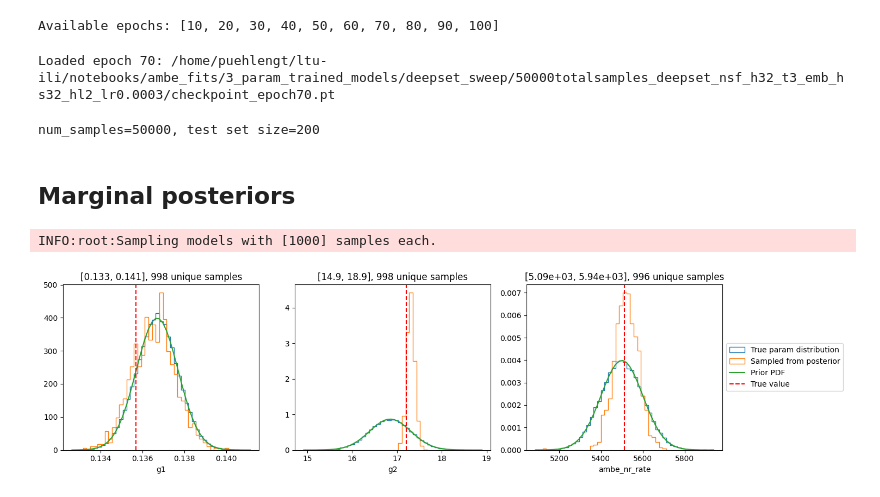
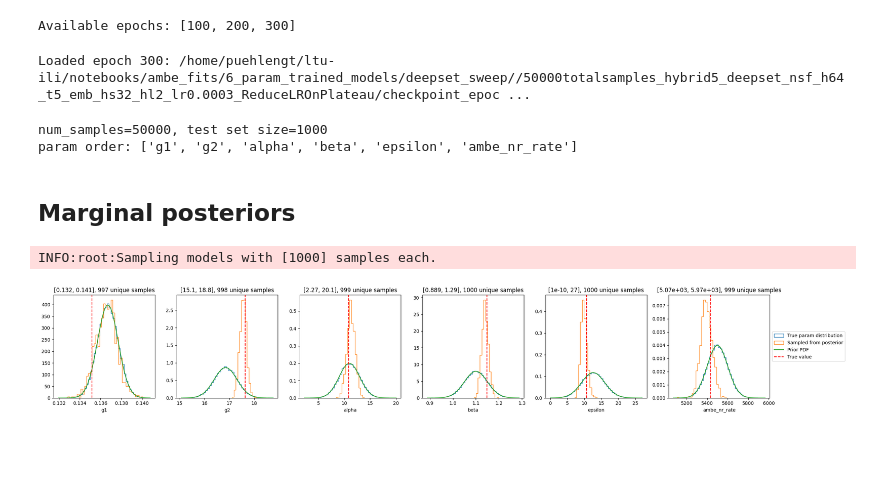
Before and after one commit to plt109/ltu-ili, a Jupyter notebook: notebooks/ambe_fits/poke_checkpoints.ipynb, the cells around one changed output. Saved outputs shown, nothing was run; the diff lists cells and outputs as text; code cells hidden in the pictures; blank space fills up the shorter version.

Commit message:
updated notebook to peep at model via checkpoints to handle 6param model

```diff
--- a/notebooks/ambe_fits/poke_checkpoints.ipynb
+++ b/notebooks/ambe_fits/poke_checkpoints.ipynb
@@ -51,34 +63,33 @@ LampeNPE(
   )
 )
 # %%
-fchkpt_base = '/home/puehlengt/ltu-ili/notebooks/ambe_fits/3_param_trained_models/deepset_sweep/50000totalsamples_deepset_nsf_h32_t3_emb_hs32_hl2_lr0.0003'
-path_bag = glob.glob(f'{fchkpt_base}/checkpoint_epoch*.pt')
+fchkpt = '50000totalsamples_hybrid5_deepset_nsf_h64_t5_emb_hs32_hl2_lr0.0003_ReduceLROnPlateau'
+
+path_bag = glob.glob(f'{ultimate_fbase}/{fchkpt}/checkpoint_epoch*.pt')
 path_bag.sort(key=lambda p: int(re.search(r'epoch(\d+)', p).group(1)))
 
 epochs_available = [int(re.search(r'epoch(\d+)', p).group(1)) for p in path_bag]
 print('Available epochs:', epochs_available)
 # %% [output]
-Available epochs: [10, 20, 30, 40, 50, 60, 70, 80, 90, 100]
+Available epochs: [100, 200, 300]
 # %%
-#SELECT_EPOCH = epochs_available[-1]  # change to any epoch from the list above
-SELECT_EPOCH = 70  # change to any epoch from the list above
+#SELECT_EPOCH = epochs_available[-1]
+SELECT_EPOCH = 300 # change to any epoch from the list above
 
 ckpt_path = path_bag[epochs_available.index(SELECT_EPOCH)]
 base_model.load_state_dict(torch.load(ckpt_path, map_location='cpu'))
 base_model.eval()
 print(f'Loaded epoch {SELECT_EPOCH}: {ckpt_path}')
 # %% [output]
-Loaded epoch 70: /home/puehlengt/ltu-ili/notebooks/ambe_fits/3_param_trained_models/deepset_sweep/50000totalsamples_deepset_nsf_h32_t3_emb_hs32_hl2_lr0.0003/checkpoint_epoch70.pt
+Loaded epoch 300: /home/puehlengt/ltu-ili/notebooks/ambe_fits/6_param_trained_models/deepset_sweep//50000totalsamples_hybrid5_deepset_nsf_h64_t5_emb_hs32_hl2_lr0.0003_ReduceLROnPlateau/checkpoint_epoc ...
 # %%
 # Load test data
-PREBUILT_PATH = '/home/puehlengt/appletree/notebooks/pyg_dataset_raw_3params.pt'
-RAW_PATH      = '/home/puehlengt/appletree/notebooks/harvested_testsims_3params.npy'
-N_OBS = 200
+N_OBS = 1000
 
-num_samples = int(re.search(r'(\d+)totalsamples', fchkpt_base).group(1))
+num_samples = int(re.search(r'(\d+)totalsamples', fchkpt).group(1))
 
 # Load norm stats (from training data) for test set normalization
-with open(f'{fchkpt_base}/norm_stats.pkl', 'rb') as f:
+with open(f'{ultimate_fbase}/{fchkpt}/norm_stats.pkl', 'rb') as f:
     norm_stats = pickle.load(f)
 
 # Load test data
@@ -96,12 +107,25 @@ else:
         for i in range(num_samples, num_samples + N_OBS)
     ]
 
-test_graph  = GraphData(raw_test, norm_stats['events_mean'], norm_stats['events_std'])
-theta_test  = np.array([d.y.numpy().flatten() for d in raw_test])
-param_names = list(apt_param_config.keys())
+# Compute and z-norm summary stats for test data (6-param model only)
+all_summaries_test = np.stack([make_summary(d) for d in raw_test])
+summary_norm_test  = torch.tensor(
+    (all_summaries_test - norm_stats['summary_mean']) / norm_stats['summary_std'],
+    dtype=torch.float32
+)
+
+test_graph = GraphData(raw_test, norm_stats['events_mean'], norm_stats['events_std'], summary_norm_test)
+
+# param_names in data order — everything (theta tensors, posterior samples) is in data order
+_data_param_order = list(np.load(RAW_PATH, allow_pickle=True).item()['param_bag'][0].keys())
+param_names = _data_param_order
+
+theta_test = np.array([d.y.numpy().flatten() for d in raw_test])
 print(f'num_samples={num_samples}, test set size={len(raw_test)}')
+print(f'param order: {param_names}')
 # %% [output]
-num_samples=50000, test set size=200
+num_samples=50000, test set size=1000
+param order: ['g1', 'g2', 'alpha', 'beta', 'epsilon', 'ambe_nr_rate']
 # %%
 posterior = LampeEnsemble(posteriors=[base_model],
                           weights=torch.tensor([1.0])) # weights of the different NN in the ensemble
@@ -110,37 +134,49 @@ posterior = LampeEnsemble(posteriors=[base_model],
 # %%
 OBS_IDX = 0  # change to look at a different test observation
 
 x_obs = test_graph[OBS_IDX]
 y_true = theta_test[OBS_IDX]
 
 torch.manual_seed(1234)
 samples = posterior.sample((1000,), x_obs).cpu().numpy()
 
 theta_train = np.array([d.y.numpy().flatten() for d in full[:num_samples]])
 
-plt.figure(figsize=(15, 4))
-for _ii, (key, val) in enumerate(apt_param_config.items()):
+n_params = len(param_names)
+n_cols   = min(6, n_params)
+n_rows   = int(np.ceil(n_params / n_cols))
+
+fig, axes = plt.subplots(n_rows, n_cols, figsize=(n_cols * 4, n_rows * 4))
+axes = np.array(axes).reshape(n_rows, n_cols)
+
+for _ii, key in enumerate(param_names):
+    ax = axes[_ii // n_cols, _ii % n_cols]
+    val = apt_param_config[key]
+
     zzz = theta_train[:, _ii]
     zzmin, zzmax = zzz.min(), zzz.max()
     zzxx = np.linspace(zzmin, zzmax, 50)
     zzmean = val['prior_args'].get('mean', val['init_mean'])
     zzstd  = val['prior_args'].get('std',  val['init_std'])
 
-    plt.subplot(131 + _ii)
-    plt.hist(zzz, bins=zzxx, density=True, histtype='step', label='True param distribution')
-    plt.hist(samples[:, _ii], bins=zzxx, density=True, histtype='step', label='Sampled from posterior')
+    ax.hist(zzz, bins=zzxx, density=True, histtype='step', label='True param distribution')
+    ax.hist(samples[:, _ii], bins=zzxx, density=True, histtype='step', label='Sampled from posterior')
     if zzstd > 0:
-        plt.plot(zzxx, sps.norm.pdf(zzxx, loc=zzmean, scale=zzstd), label='Prior PDF')
-    plt.axvline(y_true[_ii], color='red', linestyle='--', label='True value')
-    plt.title(f'[{zzmin:.3g}, {zzmax:.3g}], {len(np.unique(samples[:, _ii]))} unique samples')
-    plt.xlabel(key)
-    if _ii == 2:
-        plt.legend(loc='center left', bbox_to_anchor=(1., 0.5))
+        ax.plot(zzxx, sps.norm.pdf(zzxx, loc=zzmean, scale=zzstd), label='Prior PDF')
+    ax.axvline(y_true[_ii], color='red', linestyle='--', label='True value')
+    ax.set_title(f'[{zzmin:.3g}, {zzmax:.3g}], {len(np.unique(samples[:, _ii]))} unique samples')
+    ax.set_xlabel(key)
+
+axes.flat[n_params - 1].legend(loc='center left', bbox_to_anchor=(1., 0.5))
+
+for _ii in range(n_params, n_rows * n_cols):
+    axes.flat[_ii].set_visible(False)
+
 plt.tight_layout()
 plt.show()
 # %% [output]
 INFO:root:Sampling models with [1000] samples each.
-[figure, old version]
+[figure, new version]
 # %%
 metric = PlotSinglePosterior(
     num_samples=1000, sample_method='direct',
```
Also changed, not shown: parts of 5 cells of this notebook.
